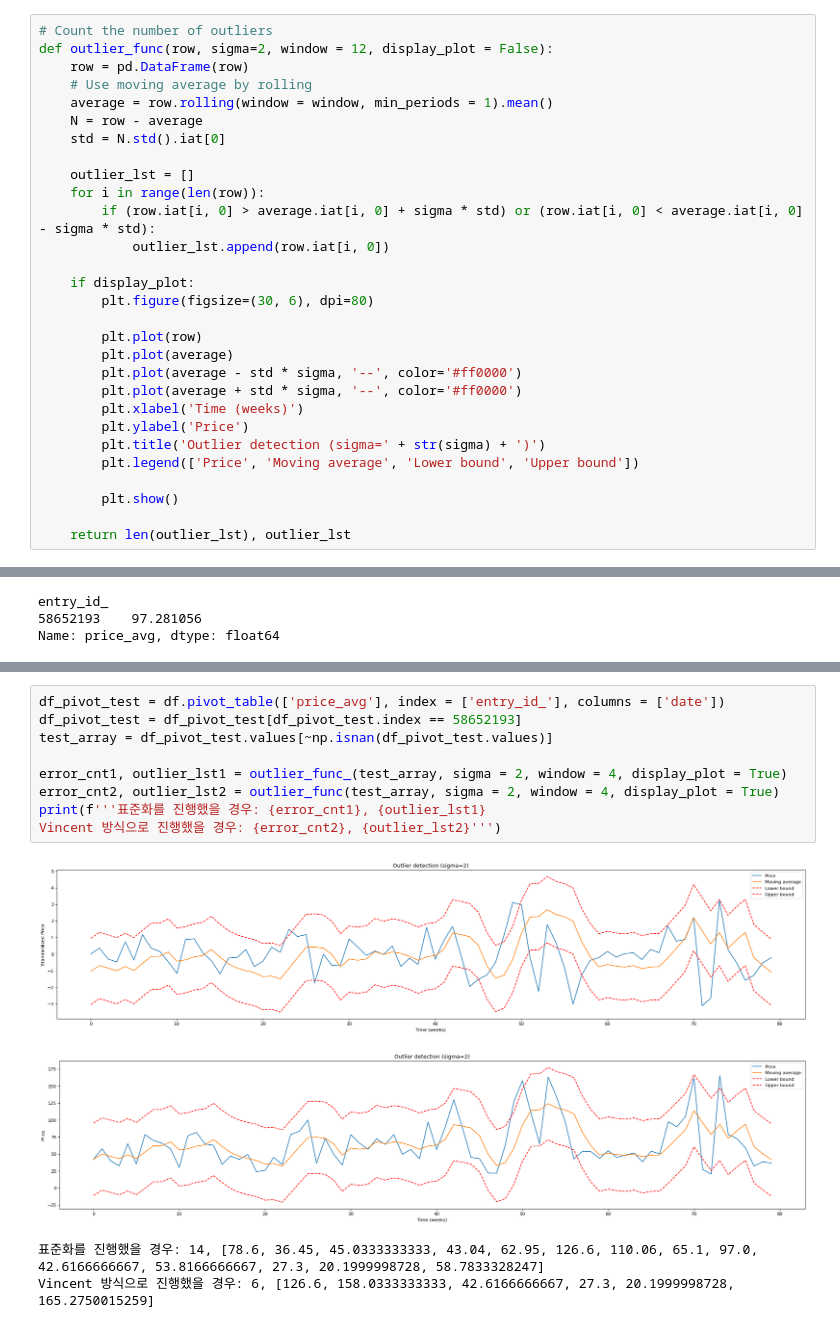
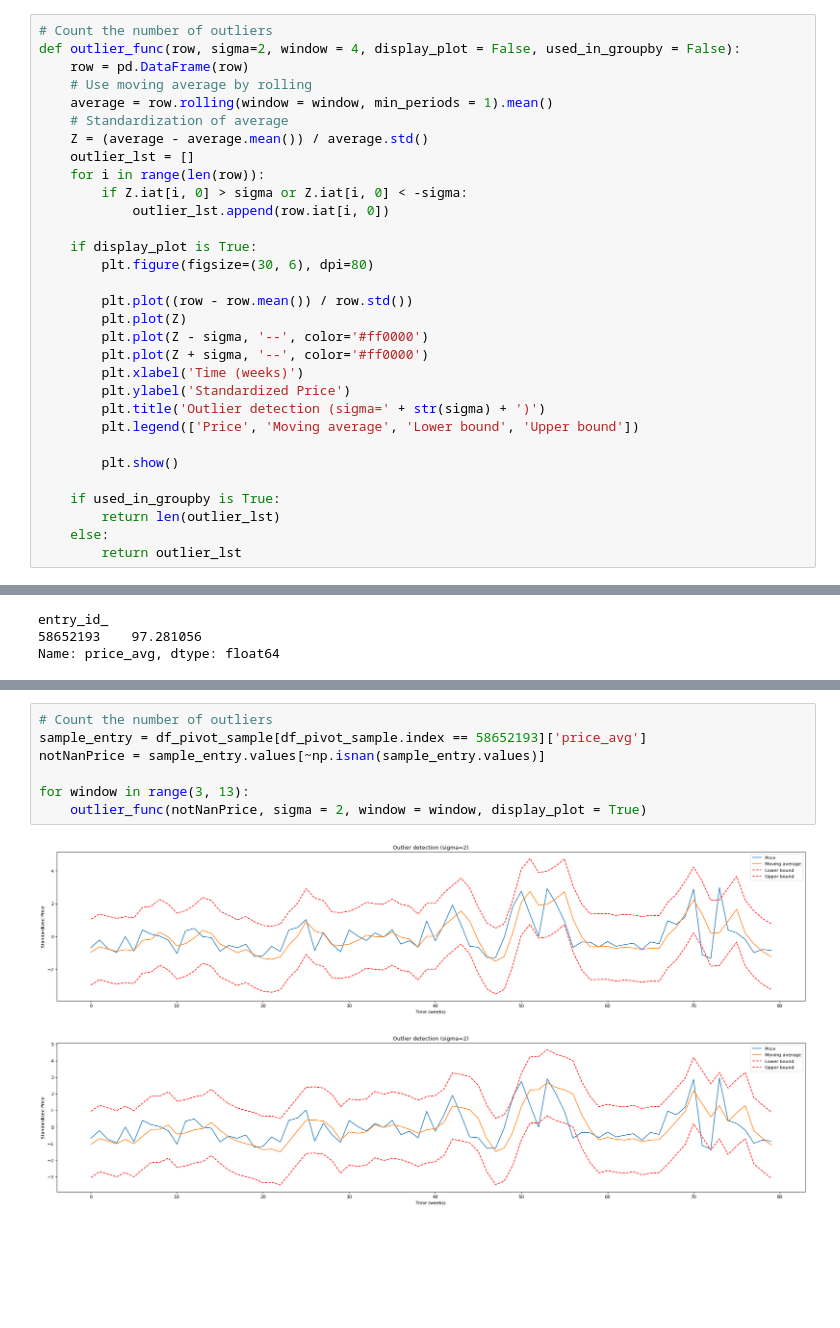
Before and after one commit to eungizoa/dataAnal, a Jupyter notebook: Alarm3.ipynb, the cells around one changed output, grey strips where cells are left out. Cells and saved outputs as stored; diff of their text form; blank space fills up the shorter version.

```diff
--- a/Alarm3.ipynb
+++ b/Alarm3.ipynb
@@ -108,30 +117,32 @@ number of null price_avg data in each entry:
 [figure]
 # %%
 # Count the number of outliers
-def outlier_func(row, sigma=2, window = 12, display_plot = False):
+def outlier_func(row, sigma=2, window = 4, display_plot = False, used_in_groupby = False):
     row = pd.DataFrame(row)
     # Use moving average by rolling
     average = row.rolling(window = window, min_periods = 1).mean()
-    N = row - average
-    std = N.std().iat[0]
-
+    # Standardization of average
+    Z = (average - average.mean()) / average.std()
     outlier_lst = []
     for i in range(len(row)):
-        if (row.iat[i, 0] > average.iat[i, 0] + sigma * std) or (row.iat[i, 0] < average.iat[i, 0] - sigma * std):
+        if Z.iat[i, 0] > sigma or Z.iat[i, 0] < -sigma:
             outlier_lst.append(row.iat[i, 0])
 
-    if display_plot:
+    if display_plot is True:
         plt.figure(figsize=(30, 6), dpi=80)
 
-        plt.plot(row)
-        plt.plot(average)
-        plt.plot(average - std * sigma, '--', color='#ff0000')
-        plt.plot(average + std * sigma, '--', color='#ff0000')
+        plt.plot((row - row.mean()) / row.std())
+        plt.plot(Z)
+        plt.plot(Z - sigma, '--', color='#ff0000')
+        plt.plot(Z + sigma, '--', color='#ff0000')
         plt.xlabel('Time (weeks)')
-        plt.ylabel('Price')
+        plt.ylabel('Standardized Price')
         plt.title('Outlier detection (sigma=' + str(sigma) + ')')
         plt.legend(['Price', 'Moving average', 'Lower bound', 'Upper bound'])
 
         plt.show()
 
-    return len(outlier_lst), outlier_lst
+    if used_in_groupby is True:
+        return len(outlier_lst)
+    else:
+        return outlier_lst
@@ -291,14 +238,10 @@ def outlier_func_(row, sigma=2, window = 12, display_plot = False):
-# %%
-df_pivot_test = df.pivot_table(['price_avg'], index = ['entry_id_'], columns = ['date'])
-df_pivot_test = df_pivot_test[df_pivot_test.index == 58652193]
-test_array = df_pivot_test.values[~np.isnan(df_pivot_test.values)]
-
-error_cnt1, outlier_lst1 = outlier_func_(test_array, sigma = 2, window = 4, display_plot = True)
-error_cnt2, outlier_lst2 = outlier_func(test_array, sigma = 2, window = 4, display_plot = True)
-print(f'''표준화를 진행했을 경우: {error_cnt1}, {outlier_lst1}
-Vincent 방식으로 진행했을 경우: {error_cnt2}, {outlier_lst2}''')
-# %% [output]
-[figure, removed]
-[figure, removed]
-표준화를 진행했을 경우: 14, [78.6, 36.45, 45.0333333333, 43.04, 62.95, 126.6, 110.06, 65.1, 97.0, 42.6166666667, 53.8166666667, 27.3, 20.1999998728, 58.7833328247]
-Vincent 방식으로 진행했을 경우: 6, [126.6, 158.0333333333, 42.6166666667, 27.3, 20.1999998728, 165.2750015259]
+# %%
+# Count the number of outliers
+sample_entry = df_pivot_sample[df_pivot_sample.index == 58652193]['price_avg']
+notNanPrice = sample_entry.values[~np.isnan(sample_entry.values)]
+
+for window in range(3, 13):
+    outlier_func(notNanPrice, sigma = 2, window = window, display_plot = True)
+# %% [output]
+[figure, added]
+[figure, added]
```
Also changed, not shown: parts of 16 cells of this notebook, 1 other file.
